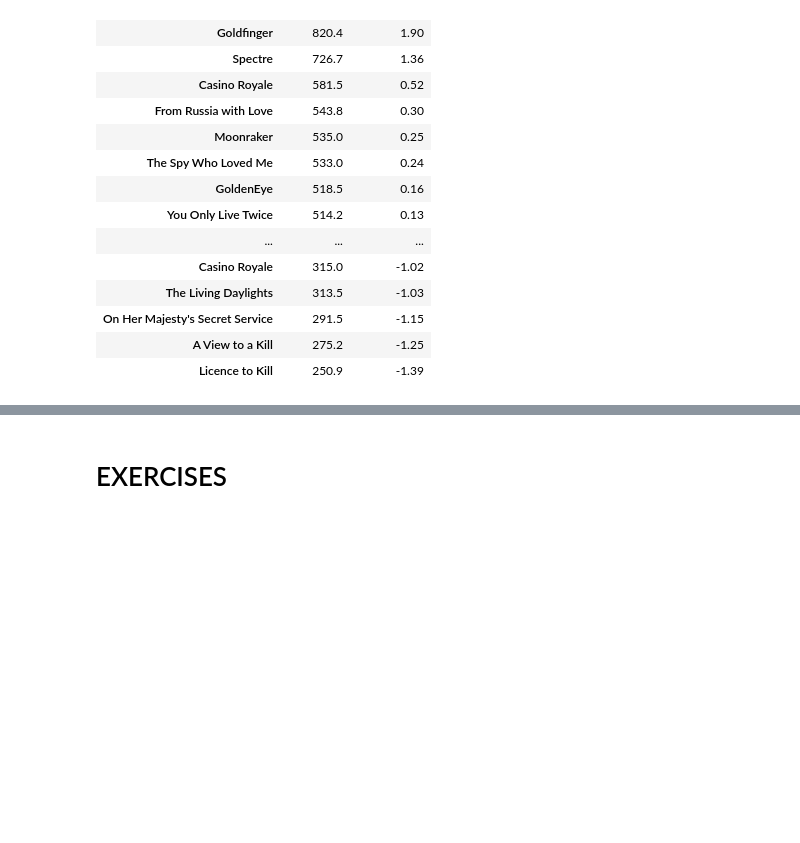
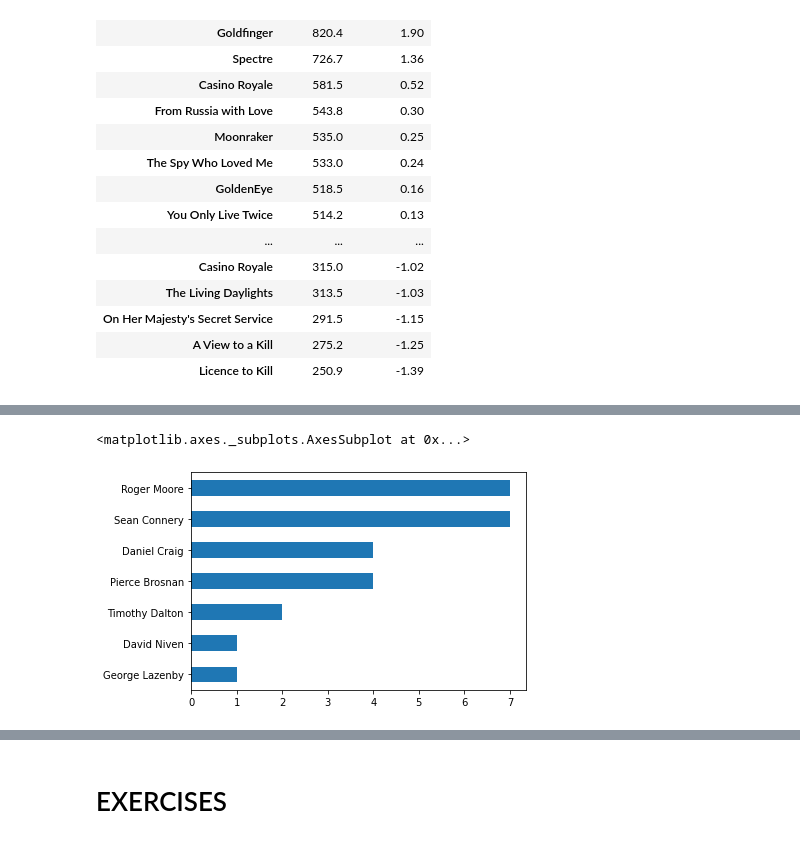
Before and after one commit to jmartinbellido/DMBA, a Jupyter notebook: DMBA3_Python_Notebook3.ipynb, the cells around one changed output, grey strips where cells are left out. Drawn from its saved outputs; the diff is of its cells as text; code cells hidden in the pictures; blank space fills up the shorter version.

```diff
--- a/DMBA3_Python_Notebook3.ipynb
+++ b/DMBA3_Python_Notebook3.ipynb
@@ -209,0 +313,6 @@ df_jamesbond[["Box Office","z_Box Office"]].sort_values("z_Box Office",ascending
+# %%
+# Alternatively, we plot a horizontal bar chart
+df_jamesbond["Actor"].value_counts().sort_values().plot(kind = 'barh')
+# %% [output]
+<matplotlib.axes._subplots.AxesSubplot at 0x...>
+[figure, added]
```
Also changed, not shown: parts of 90 cells of this notebook.
